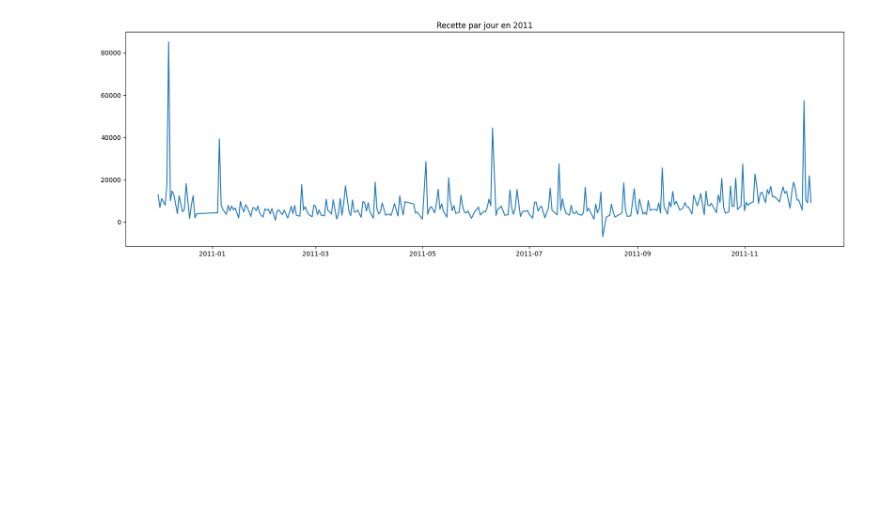
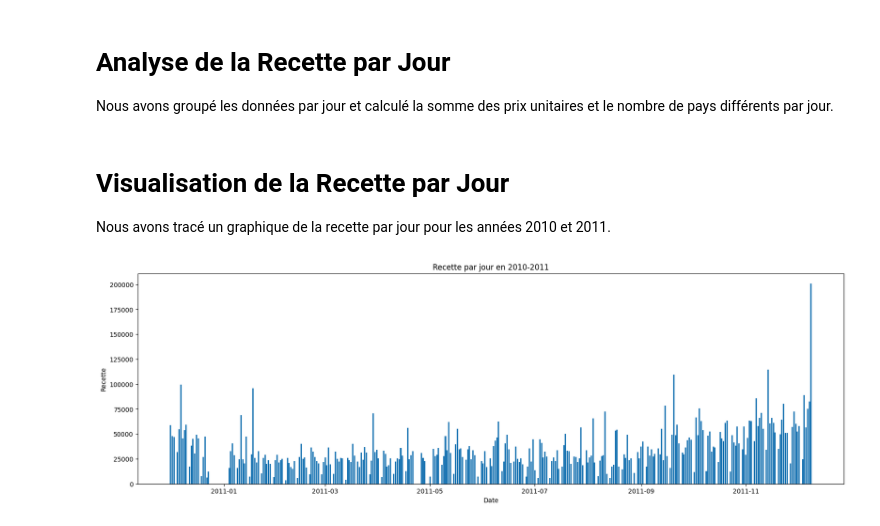
Before and after one commit to bgtyuh/TATA-Online-Retail-Dataset, a Jupyter notebook: logic/_public/Exploration des données.ipynb, the cells around one changed output. Cells and saved outputs as stored; diff of their text form; code cells hidden in the pictures; blank space fills up the shorter version.

```diff
--- a/logic/_public/Exploration des données.ipynb
+++ b/logic/_public/Exploration des données.ipynb
@@ -53,17 +44,29 @@ df[df["Quantity"] <= 0]
+# %% [markdown]
+# Analyse de la Recette par Jour
+
+Nous avons groupé les données par jour et calculé la somme des prix unitaires et le nombre de pays différents par jour.
 # %%
-df['date'] = pd.to_datetime(df['InvoiceDate'], format='%d-%m-%Y %H:%M')
-df['date_day'] = df['date'].dt.date
+# Calcul de la colonne recette
+df["recette"] = df["Quantity"] * df["UnitPrice"]
 
-df_by_day = df.groupby("date_day", as_index=False).agg(
-    {
-        "UnitPrice": "sum",
-        "CustomerID": "count",
-        "Country": "count"
-    }
-)
+# Groupement des données par jour
+df['date_day'] = df['InvoiceDate'].dt.date
+df_by_day = df.groupby("date_day", as_index=False).agg({
+    "recette": "sum",
+    "Country": "count"
+})
+# %% [markdown]
+# Visualisation de la Recette par Jour
+
+Nous avons tracé un graphique de la recette par jour pour les années 2010 et 2011.
 # %%
+import matplotlib.pyplot as plt
+
 plt.figure(figsize=(20, 6))
-plt.plot(df_by_day["date_day"], df_by_day["UnitPrice"])
-plt.title("Recette par jour en 2011");
+plt.bar(df_by_day["date_day"], df_by_day["recette"])
+plt.title("Recette par jour en 2010-2011")
+plt.xlabel("Date")
+plt.ylabel("Recette")
+plt.show()
 # %% [output]
-[figure, old version]
+[figure, new version]
```
Also changed, not shown: parts of 7 cells of this notebook, 5 other files.
